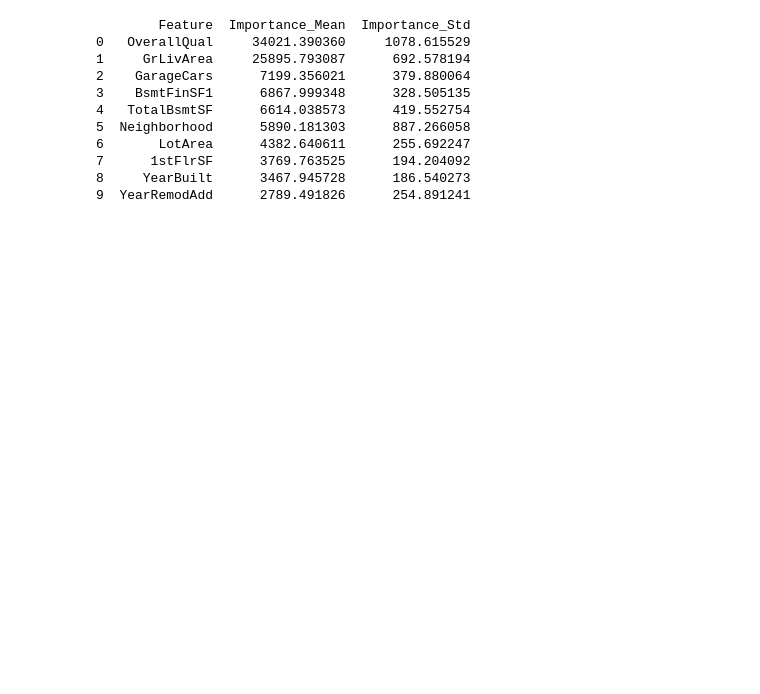
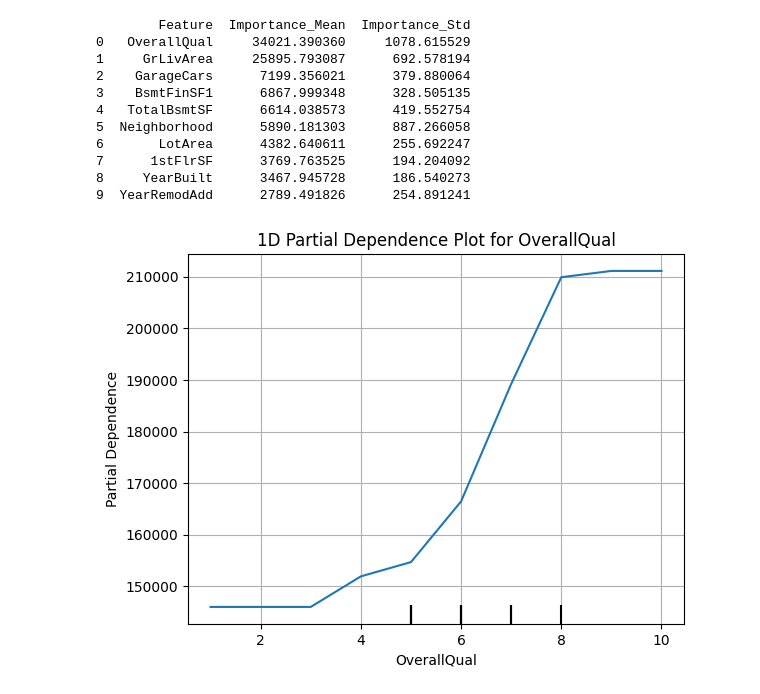
Before and after one commit to Uvlazhnitel/House-prices-regression, a Jupyter notebook: notebooks/09_interpretation_pdp.ipynb, the cells around one changed output. Cells and saved outputs as stored; diff of their text form; code cells hidden in the pictures; blank space fills up the shorter version.

Commit message:
Update notebook: enhance data visualization and streamline analysis workflow

```diff
--- a/notebooks/09_interpretation_pdp.ipynb
+++ b/notebooks/09_interpretation_pdp.ipynb
@@ -142,3 +161,20 @@ hgb_importance_df.to_csv(output_path, index=False)
 7      1stFlrSF      3769.763525      194.204092
 8     YearBuilt      3467.945728      186.540273
 9  YearRemodAdd      2789.491826      254.891241
+# %%
+# Create 1D Partial Dependence Plot for 'OverallQual'
+PartialDependenceDisplay.from_estimator(
+    log_target_model,
+    X_train,
+    features=["OverallQual"],
+    kind="average"
+)
+
+plt.title("1D Partial Dependence Plot for OverallQual")
+plt.xlabel("OverallQual")
+plt.ylabel("Partial Dependence")
+plt.grid()
+
+plt.savefig(FIGURES_DIR / "pdp_OverallQual.png", format="png", dpi=300)
+# %% [output]
+[figure, added]
```
Also changed, not shown: parts of 5 cells of this notebook.
